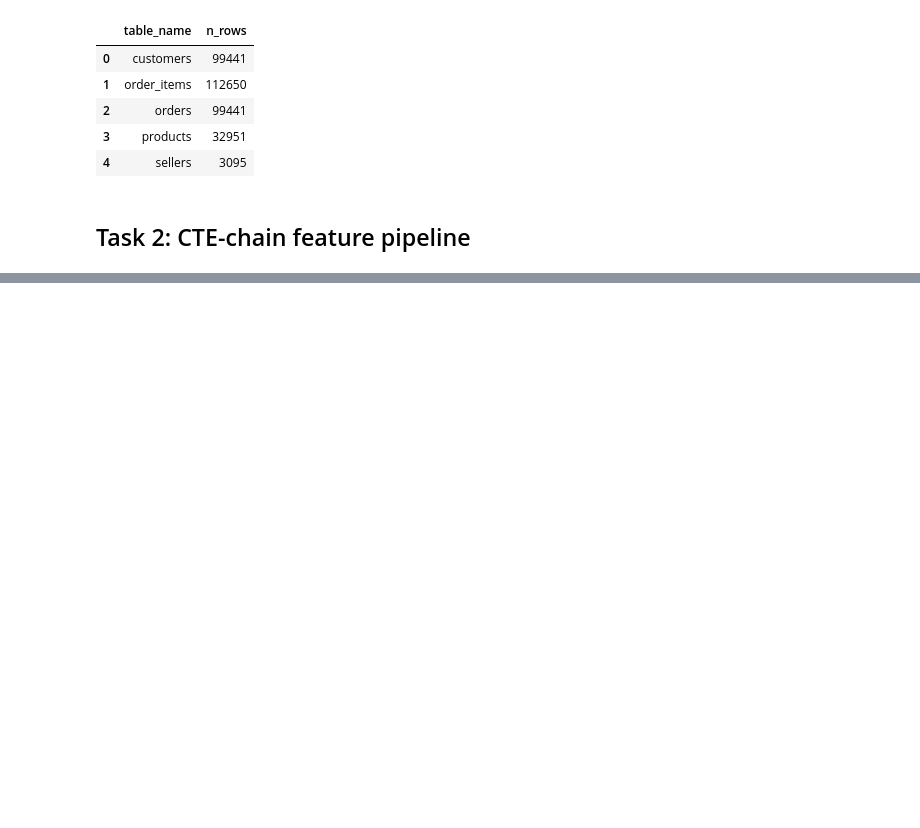
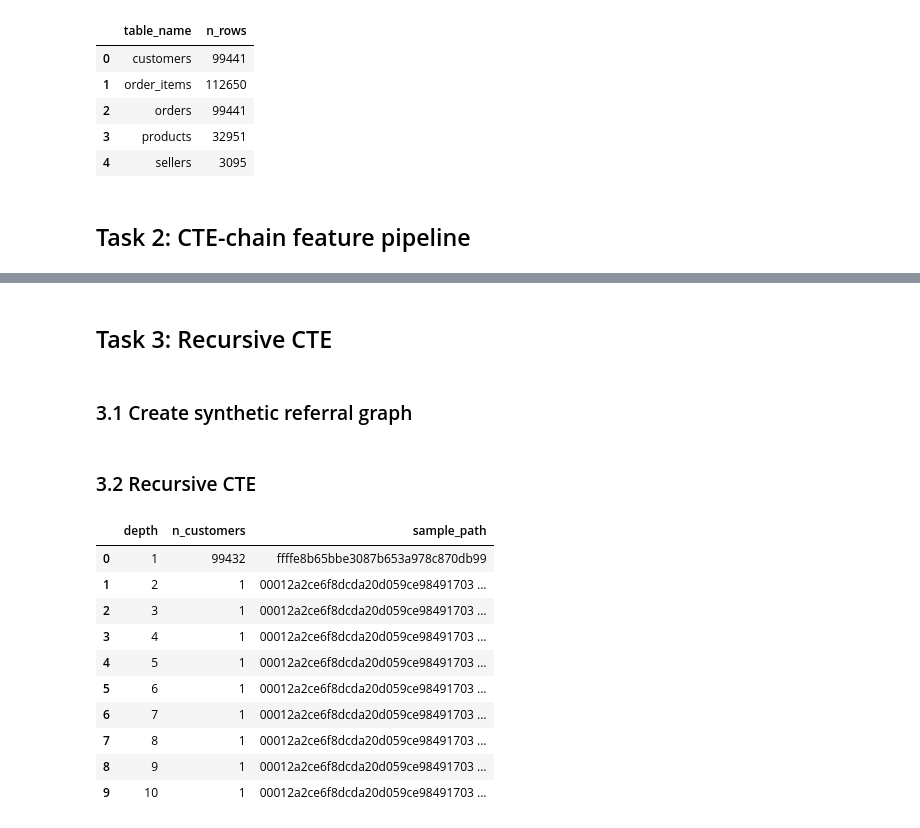
Before and after one commit to BorysZhyhalo/goit-rdb-hw-05, a Jupyter notebook: hw_5_rdb.ipynb, the cells around one changed output, grey strips where cells are left out. Saved outputs shown, nothing was run; the diff lists cells and outputs as text; code cells hidden in the pictures; blank space fills up the shorter version.

```diff
--- a/hw_5_rdb.ipynb
+++ b/hw_5_rdb.ipynb
@@ -472,3 +480,7 @@ LIMIT 20;
 | 17 | c6695e3b1e48680db36b487419fb0398 | SP | 579 | 1 | 4016.91 | 2017-03-18 | 2017-01-01 | ... |
 | 18 | 31e83c01fce824d0ff786fcd48dad009 | RJ | 157 | 1 | 3979.55 | 2018-05-14 | 2018-04-01 | ... |
 | 19 | addc91fdf9c2b3045497b57fc710e820 | MG | 265 | 1 | 3826.80 | 2018-01-26 | 2018-01-01 | ... |
+# %% [markdown]
+## Task 3: Recursive CTE
+# %% [markdown]
+### 3.1 Create synthetic referral graph
@@ -474,0 +533,55 @@ LIMIT 20;
+# %% [markdown]
+### 3.2 Recursive CTE
+# %%
+pd.read_sql("""
+
+    WITH RECURSIVE referral_depth AS (
+        -- ANCHOR: root customers, які не були referred іншими customers
+        SELECT
+            c.customer_id,
+            1 AS depth,
+            ARRAY[c.customer_id]::TEXT[] AS path_ids,
+            c.customer_id::TEXT AS path_text
+        FROM olist_customers AS c
+        WHERE NOT EXISTS (
+            SELECT 1
+            FROM hw5_referrals AS r
+            WHERE r.referred_customer_id = c.customer_id
+        )
+
+        UNION ALL
+
+        -- RECURSIVE: перейти від referrer до його referred customers
+        SELECT
+            r.referred_customer_id AS customer_id,
+            rd.depth + 1 AS depth,
+            rd.path_ids || r.referred_customer_id AS path_ids,
+            rd.path_text || ' -> ' || r.referred_customer_id AS path_text
+        FROM hw5_referrals AS r
+        JOIN referral_depth AS rd
+            ON rd.customer_id = r.referrer_customer_id
+        WHERE NOT r.referred_customer_id = ANY(rd.path_ids)
+          AND rd.depth < 50
+    )
+
+    SELECT
+        depth,
+        COUNT(*) AS n_customers,
+        MAX(path_text) AS sample_path
+    FROM referral_depth
+    GROUP BY depth
+    ORDER BY depth;
+
+""", engine)
+# %% [output]
+|  | depth | n_customers | sample_path |
+| 0 | 1 | 99432 | ffffe8b65bbe3087b653a978c870db99 |
+| 1 | 2 | 1 | 00012a2ce6f8dcda20d059ce98491703 ... |
+| 2 | 3 | 1 | 00012a2ce6f8dcda20d059ce98491703 ... |
+| 3 | 4 | 1 | 00012a2ce6f8dcda20d059ce98491703 ... |
+| 4 | 5 | 1 | 00012a2ce6f8dcda20d059ce98491703 ... |
+| 5 | 6 | 1 | 00012a2ce6f8dcda20d059ce98491703 ... |
+| 6 | 7 | 1 | 00012a2ce6f8dcda20d059ce98491703 ... |
+| 7 | 8 | 1 | 00012a2ce6f8dcda20d059ce98491703 ... |
+| 8 | 9 | 1 | 00012a2ce6f8dcda20d059ce98491703 ... |
+| 9 | 10 | 1 | 00012a2ce6f8dcda20d059ce98491703 ... |
```
Also changed, not shown: parts of 8 cells of this notebook.
